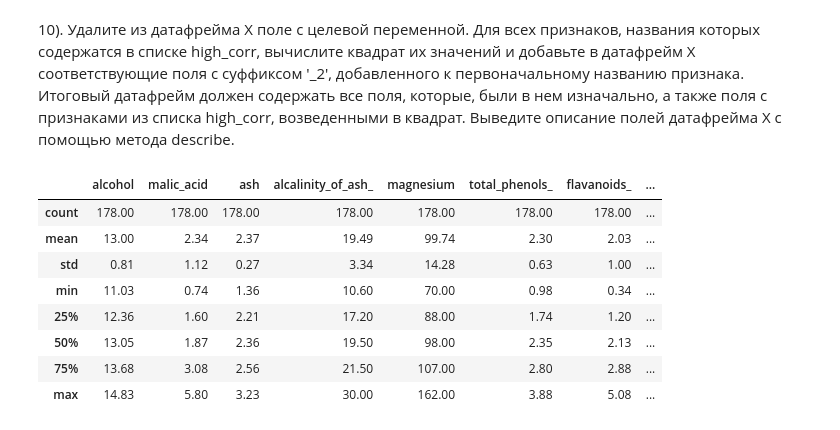
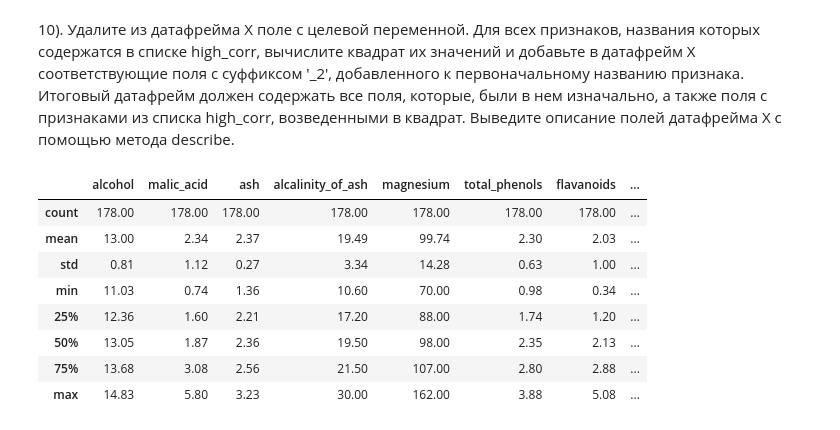
Before and after one commit to ZavrazhinMA/NUMPY_PANDAS_MATPLOTLIB_SKLEARN, a Jupyter notebook: sklearn_Supervised/additional Tasks.ipynb, the cells around one changed output. Cells and saved outputs as stored; diff of their text form; code cells hidden in the pictures.

```diff
--- a/sklearn_Supervised/additional Tasks.ipynb
+++ b/sklearn_Supervised/additional Tasks.ipynb
@@ -168,10 +168,10 @@ high_corr
 X.drop('target', axis=1, inplace=True)
 # %%
 X = X.merge(X[high_corr].pow(2), left_index=True,
-            right_index=True, suffixes='_2')
+            right_index=True, suffixes=('','_2'))
 X.describe()
 # %% [output]
-|  | alcohol | malic_acid | ash | alcalinity_of_ash_ | magnesium | total_phenols_ | flavanoids_ | ... |
+|  | alcohol | malic_acid | ash | alcalinity_of_ash | magnesium | total_phenols | flavanoids | ... |
 | count | 178.00 | 178.00 | 178.00 | 178.00 | 178.00 | 178.00 | 178.00 | ... |
 | mean | 13.00 | 2.34 | 2.37 | 19.49 | 99.74 | 2.30 | 2.03 | ... |
 | std | 0.81 | 1.12 | 0.27 | 3.34 | 14.28 | 0.63 | 1.00 | ... |
```
